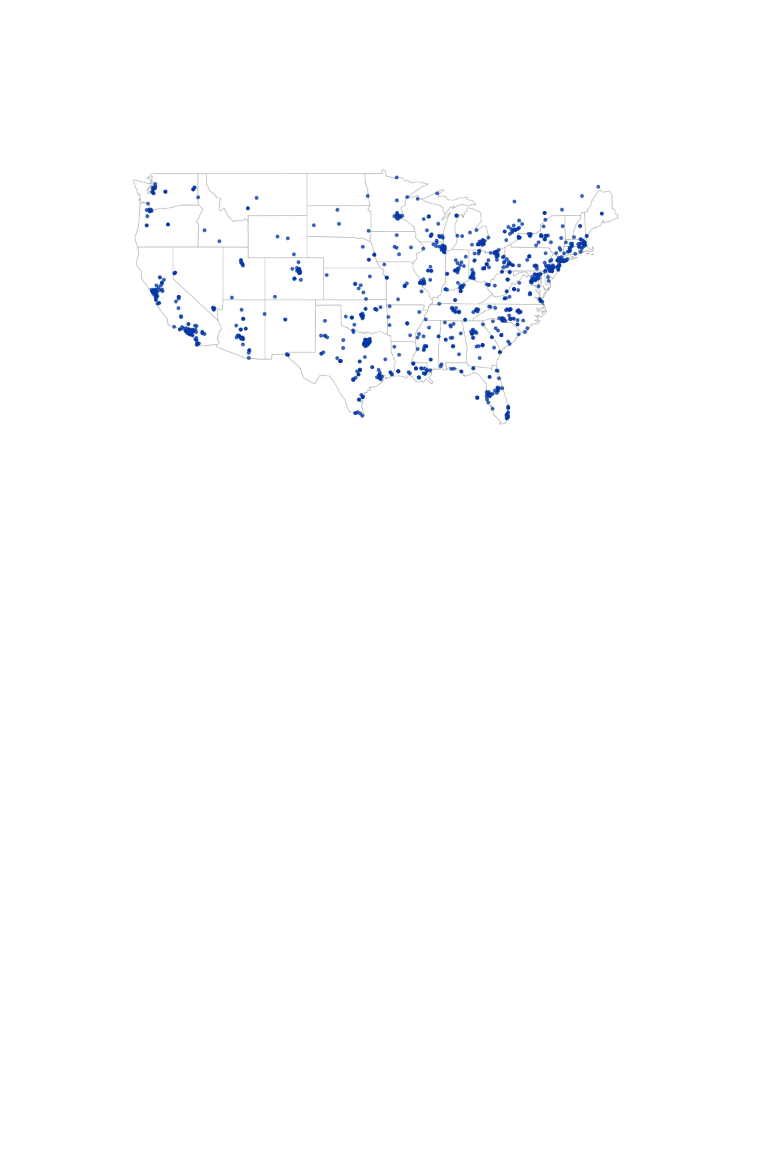
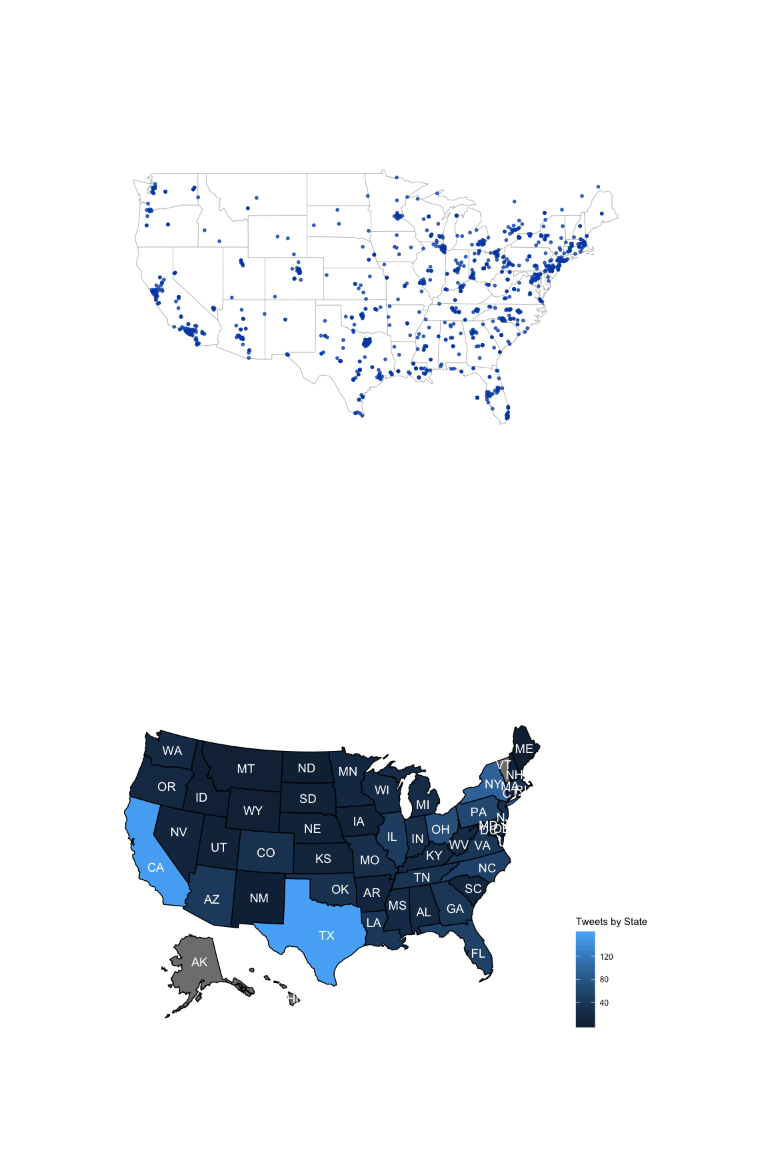
Before and after one commit to nullbringer/Exploratory-Data-Analysis, a Jupyter notebook: Lab1/part3/lab3Amlan.ipynb, the cells around one changed output. Drawn from its saved outputs; the diff is of its cells as text; code cells hidden in the pictures; blank space fills up the shorter version.

Commit message:
tweets map

```diff
--- a/Lab1/part3/lab3Amlan.ipynb
+++ b/Lab1/part3/lab3Amlan.ipynb
@@ -229,3 +152,22 @@ indices <- over(pointsSP, states_sp)
 stateNames <- sapply(states_sp@polygons, function(x) x@ID)
 fluTweet$state <- stateNames[indices]
 fluTweet <- fluTweet[!(is.na(fluTweet$state) | fluTweet$state==""), ]
+# %%
+
+
+count_by_state<- fluTweet %>% count(state)
+names(count_by_state) <- c("full","count")
+
+statepop_m <-statepop
+statepop_m$full <-tolower(statepop_m$full)
+state_data <- merge(statepop_m,count_by_state, by="full")
+# plot_usmap(data = state_data, values = "count",  labels = TRUE) +
+# scale_fill_manual(values = rainbow(5), name= "ILI Activity Level",guide = 'legend') +
+
+# theme(legend.position = "right")
+
+plot_usmap(data = state_data, values = "count", labels = TRUE, label_color = "white") +
+scale_fill_gradient(name= "Tweets by State") +
+theme(legend.position = "right")
+# %% [output]
+[figure, added]
```
Also changed, not shown: parts of 5 cells of this notebook.
